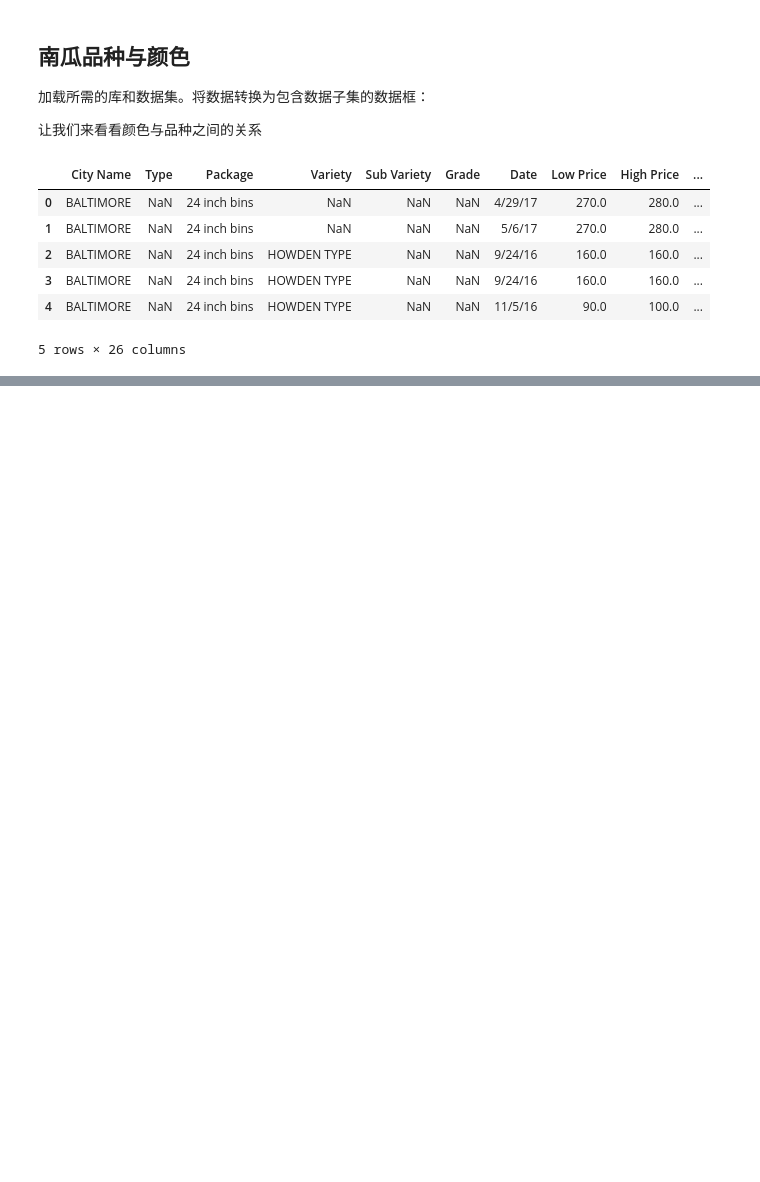
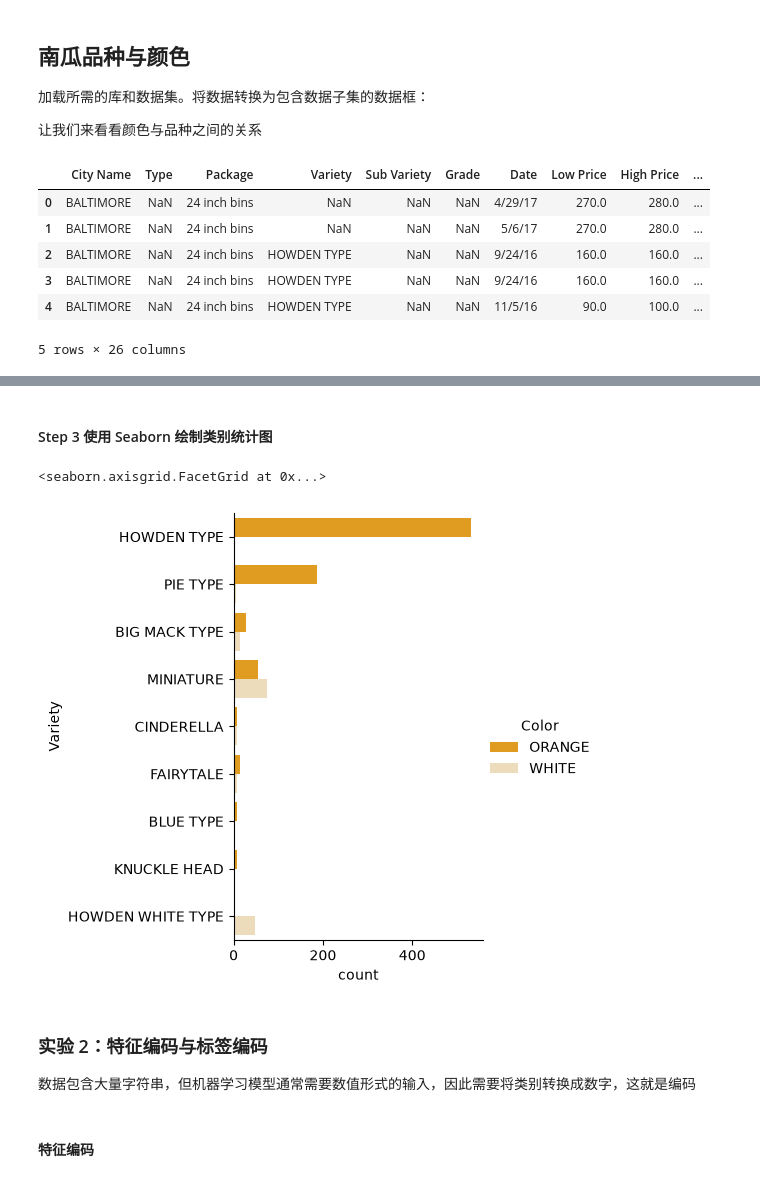
Before and after one commit to Bribrijie/ML-For-Beginners, a Jupyter notebook: translations/zh-CN/2-Regression/4-Logistic/notebook.ipynb, the cells around one changed output, grey strips where cells are left out. Drawn from its saved outputs; the diff is of its cells as text; code cells hidden in the pictures; blank space fills up the shorter version.

```diff
--- a/translations/zh-CN/2-Regression/4-Logistic/notebook.ipynb
+++ b/translations/zh-CN/2-Regression/4-Logistic/notebook.ipynb
@@ -8,7 +8,7 @@
 import pandas as pd
 import numpy as np
 
-full_pumpkins = pd.read_csv('../../../../2-Regression/data/US-pumpkins.csv')
+full_pumpkins = pd.read_csv('../data/US-pumpkins.csv')
 
 full_pumpkins.head()
 # %% [output]
@@ -27,0 +28,9 @@ full_pumpkins.head()
+# %%
+columns_to_select = ['City Name', 'Package', 'Variety', 'Origin', 'Item Size', 'Color']
+
+pumpkins = full_pumpkins.loc[:, columns_to_select]
+print("清洗前：", pumpkins.shape)
+
+pumpkins.dropna(inplace=True)
+print("清洗后：", pumpkins.shape, "\n")
+print(pumpkins.info())
@@ -27,0 +79,17 @@ full_pumpkins.head()
+# %% [markdown]
+#### Step 3 使用 Seaborn 绘制类别统计图
+# %%
+import seaborn as sns
+
+palette = {'ORANGE': 'orange', 'WHITE': 'wheat'}
+
+sns.catplot(data=pumpkins, y='Variety', hue='Color', kind="count", palette=palette)
+# %% [output]
+<seaborn.axisgrid.FacetGrid at 0x...>
+[figure, added]
+# %% [markdown]
+### 实验 2：特征编码与标签编码
+
+数据包含大量字符串，但机器学习模型通常需要数值形式的输入，因此需要将类别转换成数字，这就是编码
+# %% [markdown]
+#### 特征编码
```
Also changed, not shown: parts of 50 cells of this notebook, 2 other files.
